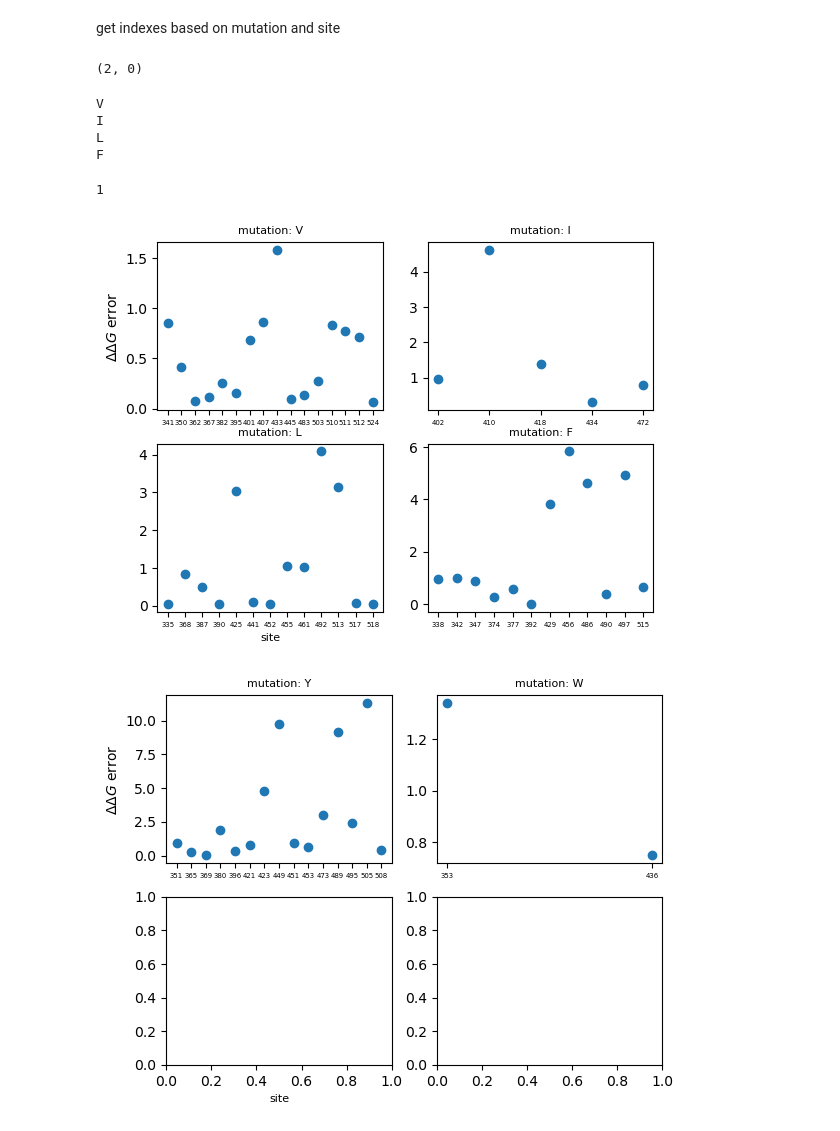
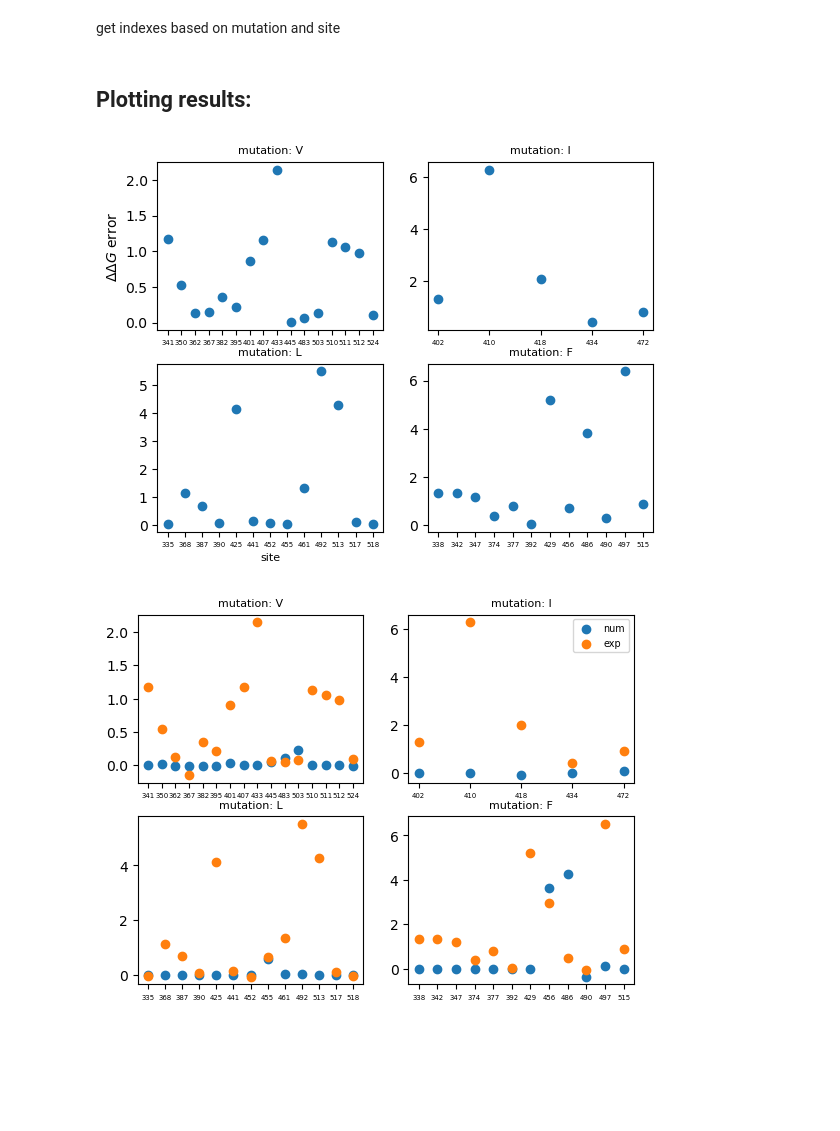
Before and after one commit to fergplace/amber_scripts, a Jupyter notebook: simple_amino_eval_pres.ipynb, the cells around one changed output. Cells and saved outputs as stored; diff of their text form; code cells hidden in the pictures; blank space fills up the shorter version.

```diff
--- a/simple_amino_eval_pres.ipynb
+++ b/simple_amino_eval_pres.ipynb
@@ -203,56 +224,55 @@ for letter_key in simple_amino :
         sorted_dict[letter_key] = dftemp.to_numpy()[idx_sort], site_values[idx_sort]
 
 #sorted_dict
-# %%
-4//2, 4%2
-# %% [output]
-(2, 0)
-# %%
-for val in list(sorted_dict.keys())[0:4] :
-    print(val)
-# %% [output]
-V
-I
-L
-F
-# %%
-len(list(sorted_dict.keys()))//4
-# %% [output]
-1
+# %% [markdown]
+## Plotting results:
 # %%
 # fig, axs = plt.subplots(2,2)
 c = 0
 start = 0
 stop = 4
 error_stats = {}
 for num_plots in range(len(list(sorted_dict.keys()))%4 ) :
 
 
     fig, axs = plt.subplots(2,2)
+    fig2, axs2 = plt.subplots(2,2)
     c = 0
 
     for mut_name in list(sorted_dict.keys())[start:stop]:
         #plt.figure()
         #plt.subplot(2,2,i)
         j = c%2
         i= c//2
 
         mut_site_val =df_exp_data.iloc[idx]["bind_avg"].to_numpy()[sorted_dict[mut_name][0]]
-        site_error = np.abs(mut_site_val - num_66[sorted_dict[mut_name][0]] )
+        delta_delta_G_exp_cal_frist_method
+        mut_site_val_converted = delta_delta_G_exp_cal_frist_method(mut_site_val)
+
+        site_error = np.abs(mut_site_val_converted - num_66[sorted_dict[mut_name][0]] )
         error_stats[mut_name] = np.mean(site_error), np.std(site_error)
+
+        #num data
+        axs2[i,j].scatter(sorted_dict[mut_name][1], num_66[sorted_dict[mut_name][0]], label="num")
+        #exp data
+        axs2[i,j].scatter(sorted_dict[mut_name][1], mut_site_val_converted, label="exp")
+
+        axs2[i,j].set_title(f"mutation: {mut_name}", fontsize=8)
+        axs2[i,j].tick_params(axis="x", labelsize=5)
+
 
         axs[i,j].scatter(sorted_dict[mut_name][1], site_error)
         axs[i,j].set_title(f"mutation: {mut_name}", fontsize=8)
         axs[i,j].tick_params(axis="x", labelsize=5)
         #plt.xlabel("site")
         c= c+1
     #axs.tick_params(axis="x", labelsize=5)
     plt.tight_layout
     axs[1,0].set_xlabel("site", fontsize= 8)
     axs[0,0].set_ylabel("$\Delta \Delta G}$ error")
-
+    axs2[0,1].legend(fontsize="x-small")
     start = stop
     stop = min( (stop+4, len(list(sorted_dict.keys()))))
 # %% [output]
-[figure, old version]
+[figure, new version]
-[figure, old version]
+[figure, new version]
```
Also changed, not shown: parts of 7 cells of this notebook.
